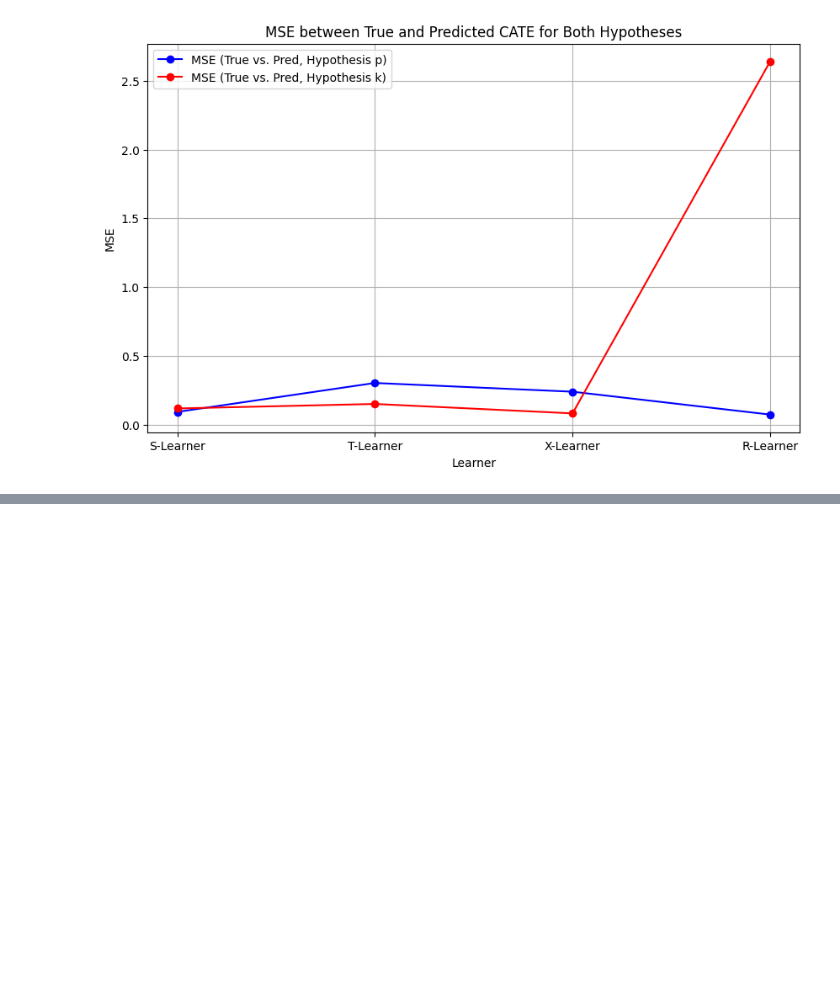
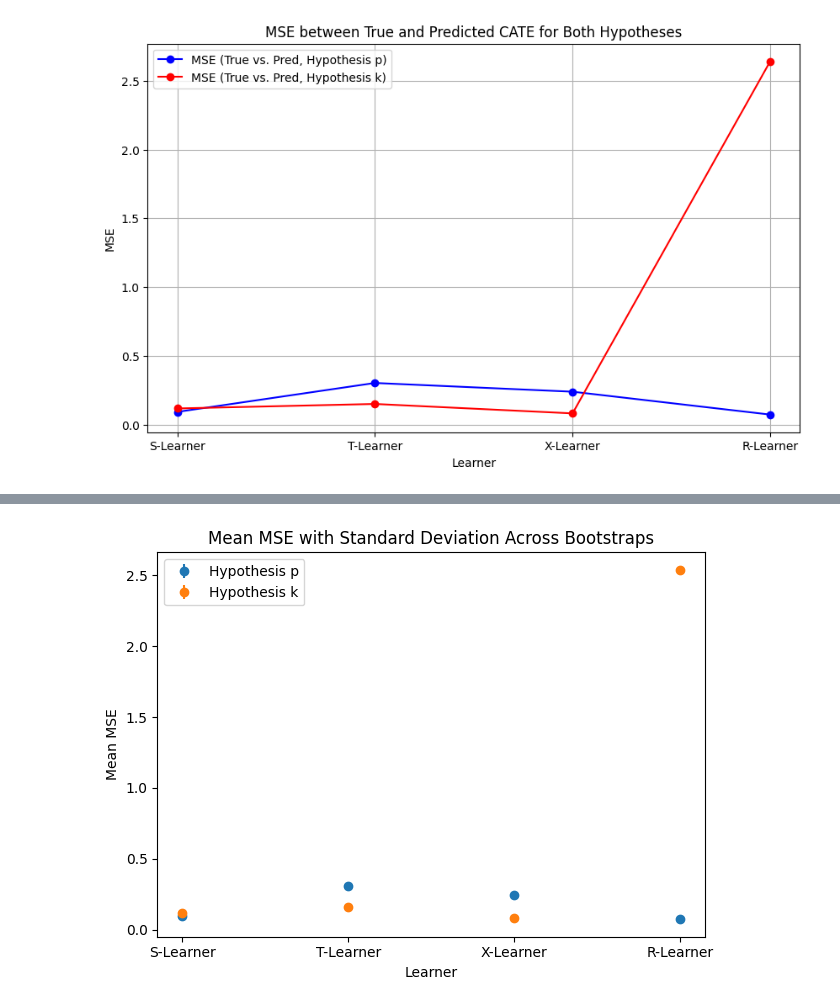
Before and after one commit to lily01awasthi/CATE_Estimation_using_Meta_Learners, a Jupyter notebook: notebooks/benchmark_dataset_notebooks/Exp1.Performance_of_meta_learners_on_benchmark_data.ipynb, the cells around one changed output, grey strips where cells are left out. Saved outputs shown, nothing was run; the diff lists cells and outputs as text; code cells hidden in the pictures; blank space fills up the shorter version.

```diff
--- a/notebooks/benchmark_dataset_notebooks/Exp1.Performance_of_meta_learners_on_benchmark_data.ipynb
+++ b/notebooks/benchmark_dataset_notebooks/Exp1.Performance_of_meta_learners_on_benchmark_data.ipynb
@@ -67,8 +67,8 @@ s_learner_cate_p = s_learner(X_train_p, X_test_p, y_train_p)
 s_learner_cate_k= s_learner(X_train_k, X_test_k, y_train_k)
 
 # convert the cate estimates to dataframe
-s_learner_cate_p = pd.DataFrame(s_learner_cate_p, columns=['cate_p'])
-s_learner_cate_k = pd.DataFrame(s_learner_cate_k, columns=['cate_k'])
+s_learner_cate_p = pd.DataFrame(s_learner_cate_p, columns=['s_cate_p'])
+s_learner_cate_k = pd.DataFrame(s_learner_cate_k, columns=['s_cate_k'])
 
 # save the cate estimates to csv file
 s_learner_cate_p.to_csv('../../results/benchmark_data_results/test_data/s_learner_cate_p.csv')
@@ -84,8 +84,8 @@ t_learner_cate_p= t_learner(X_train_p, X_test_p, y_train_p)
 t_learner_cate_k = t_learner(X_train_k, X_test_k, y_train_k)
 
 # convert the cate estimates to dataframe
-t_learner_cate_p = pd.DataFrame(t_learner_cate_p, columns=['cate_p'])
-t_learner_cate_k = pd.DataFrame(t_learner_cate_k, columns=['cate_k'])
+t_learner_cate_p = pd.DataFrame(t_learner_cate_p, columns=['t_cate_p'])
+t_learner_cate_k = pd.DataFrame(t_learner_cate_k, columns=['t_cate_k'])
 
 # save the cate estimates to csv file
 t_learner_cate_p.to_csv('../../results/benchmark_data_results/test_data/t_learner_cate_p.csv')
@@ -101,8 +101,8 @@ x_learner_cate_p = x_learner(X_train_p, X_test_p, y_train_p)
 x_learner_cate_k = x_learner(X_train_k, X_test_k, y_train_k)
 
 # convert the cate estimates to dataframe
-x_learner_cate_p = pd.DataFrame(x_learner_cate_p, columns=['cate_p'])
-x_learner_cate_k = pd.DataFrame(x_learner_cate_k, columns=['cate_k'])
+x_learner_cate_p = pd.DataFrame(x_learner_cate_p, columns=['x_cate_p'])
+x_learner_cate_k = pd.DataFrame(x_learner_cate_k, columns=['x_cate_k'])
 
 # save the cate estimates to csv file
 x_learner_cate_p.to_csv('../../results/benchmark_data_results/test_data/x_learner_cate_p.csv')
@@ -133,8 +133,8 @@ r_learner_cate_p= r_learner(X_train_p, X_test_p, y_train_p, 'p')
 r_learner_cate_k = r_learner(X_train_k, X_test_k, y_train_k, 'k')
 
 # convert the cate estimates to dataframe
-r_learner_cate_p = pd.DataFrame(r_learner_cate_p, columns=['cate_p'])
-r_learner_cate_k = pd.DataFrame(r_learner_cate_k, columns=['cate_k'])
+r_learner_cate_p = pd.DataFrame(r_learner_cate_p, columns=['r_cate_p'])
+r_learner_cate_k = pd.DataFrame(r_learner_cate_k, columns=['r_cate_k'])
 
 # save the cate estimates to csv file
 r_learner_cate_p.to_csv('../../results/benchmark_data_results/test_data/r_learner_cate_p.csv')
@@ -214,0 +293,28 @@ def evaluate_meta_learners(X_train_p, X_test_p, y_train_p, X_train_k, X_test_k,
+# %%
+import matplotlib.pyplot as plt
+
+# Plot Mean and Std for Hypothesis p
+plt.errorbar(
+    results_combined["Learner"],
+    results_combined["Mean_MSE_Hypothesis_p"],
+    yerr=results_combined["STD_MSE_Hypothesis_p"],
+    fmt="o",
+    label="Hypothesis p",
+)
+# Plot Mean and Std for Hypothesis k
+plt.errorbar(
+    results_combined["Learner"],
+    results_combined["Mean_MSE_Hypothesis_k"],
+    yerr=results_combined["STD_MSE_Hypothesis_k"],
+    fmt="o",
+    label="Hypothesis k",
+)
+
+plt.title("Mean MSE with Standard Deviation Across Bootstraps")
+plt.xlabel("Learner")
+plt.ylabel("Mean MSE")
+plt.legend()
+plt.tight_layout()
+plt.show()
+# %% [output]
+[figure, added]
```
Also changed, not shown: parts of 3 cells of this notebook, 10 other files.
